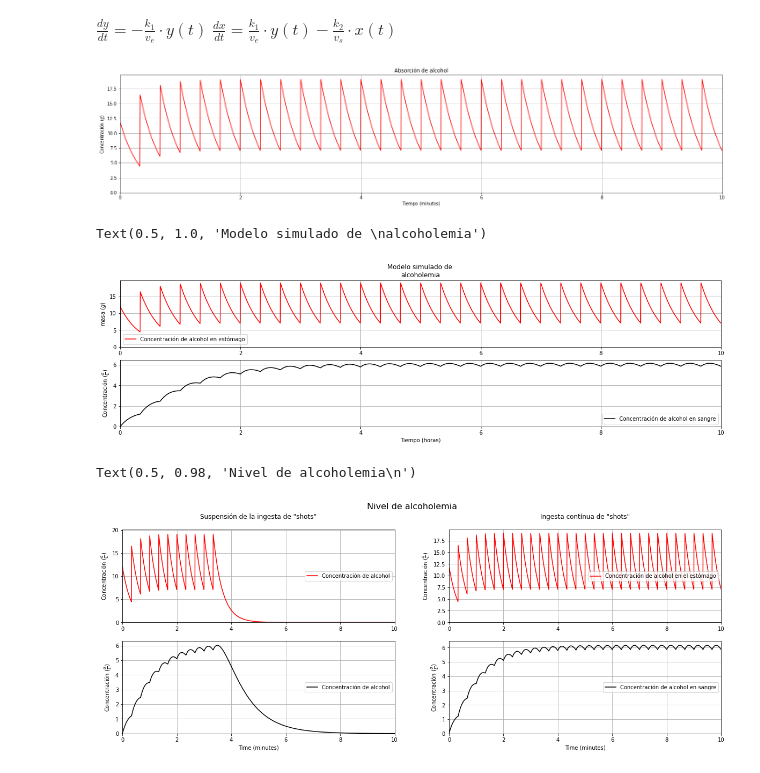
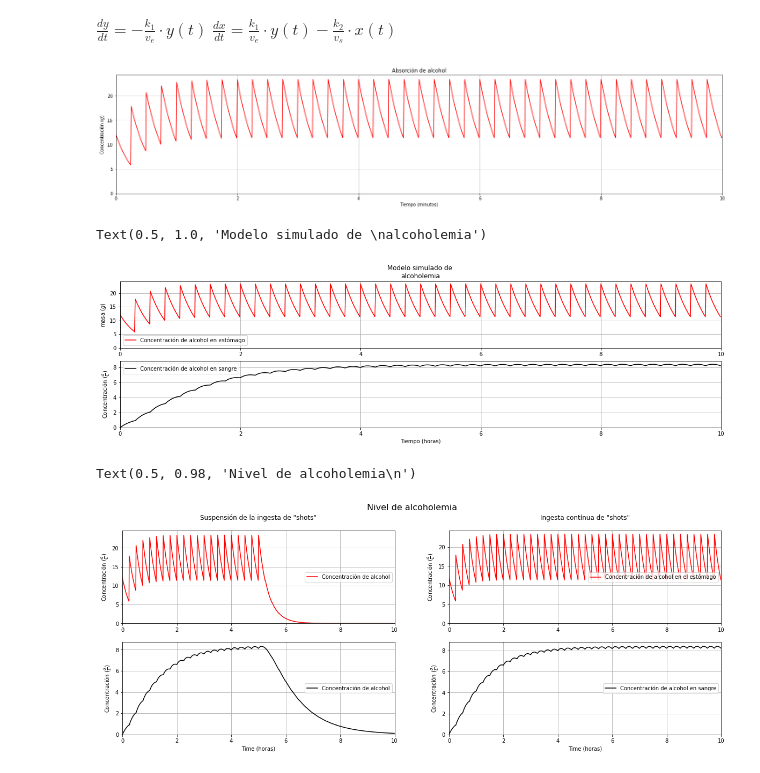
Before and after one commit to SergioPachonDotor/MAIM, a Jupyter notebook: Tarea_2/Tarea_2_sim.ipynb, the cells around one changed output. Saved outputs shown, nothing was run; the diff lists cells and outputs as text; code cells hidden in the pictures.

```diff
--- a/Tarea_2/Tarea_2_sim.ipynb
+++ b/Tarea_2/Tarea_2_sim.ipynb
@@ -19,16 +19,16 @@ $
 # Valores Iniciales
 x0 = 0         # g  ; Cantidad inicial de alcohol en sangre
 y0 = 12        # g  ; Cantidad inicial de alcohol en estómago asumiendo copas de 50ml
-t0 = 1/3       # h  ; Tiempo de cada "shot" ingerido
+t0 = 1/4       # h  ; Tiempo de cada "shot" ingerido
 
 # Constantes
-k1 = 3#10         # L/h        # L * h^-1 ; Tasa de absorción
-k2 = 6#12         # L/h        # L * h^-1 ; Tasa de eliminación
+k1 = 3         # L/h        # L * h^-1 ; Tasa de absorción
+k2 = 6         # L/h        # L * h^-1 ; Tasa de eliminación
 ve = 1        # L          ; Volumen del estómago
-vs = 5        # L          ; Volumen de sangre
+vs = 6        # L          ; Volumen de sangre
 
 #
-n = 30      # Número de "shots" que va a ingerir.
+n = 40      # Número de "shots" que va a ingerir.
 
 # Configuración de la simulación.
 step = 0.01 # Tamaño del "paso" en la simulación.
@@ -81,7 +65,7 @@ plt.ylabel(r'Concentración ($g$)')
 plt.title('Absorción de alcohol')
 plt.grid(True)
 # %% [output]
-[figure, old version]
+[figure, new version]
 # %%
 figure, axis = plt.subplots(2, 1, figsize=(20,5))
 axis[0].plot(t, y/ve, 'r', label='Concentración de alcohol en estómago')
@@ -107,9 +91,9 @@ axis[1].legend(loc='best')
 axis[0].set_title('Modelo simulado de \nalcoholemia')
 # %% [output]
 Text(0.5, 1.0, 'Modelo simulado de \nalcoholemia')
-[figure, old version]
+[figure, new version]
 # %%
-el_ultimo = 10
+el_ultimo = 20
 threshold = 0.001 # g
 ycsol = []
 c0_c = np.array([y0, x0])
@@ -160,33 +144,33 @@ axis[1, 1].plot(tz, xz_m/vs, color='black', label='Concentración de alcohol en
 
 # Setting grid and limits
 [axis[k, 0].grid(True) for k in range(len(axis))];
 [axis[k, 0].set_xlim(0, n*t0) for k in range(len(axis))];
 [axis[k, 0].set_ylim(0) for k in range(len(axis))];
 [axis[k, 0].legend(loc=5) for k in range(len(axis))];
 
 # Setting grid and limits
 [axis[k, 1].grid(True) for k in range(len(axis))];
 [axis[k, 1].set_xlim(0, n*t0) for k in range(len(axis))];
 [axis[k, 1].set_ylim(0) for k in range(len(axis))];
 [axis[k, 1].legend(loc=5) for k in range(len(axis))];
 
 # Setting X Labels
 
 #Setting Y Labels
 axis[0, 0].set_ylabel(r'Concentración $(\frac{g}{L})$')
 axis[1, 0].set_ylabel(r'Concentración $(\frac{g}{L})$')
 axis[0, 1].set_ylabel(r'Concentración $(\frac{g}{L})$')
 axis[1, 1].set_ylabel(r'Concentración $(\frac{g}{L})$')
 
-axis[1, 0].set_xlabel('Time (minutes)')
-axis[1, 1].set_xlabel('Time (minutes)')
+axis[1, 0].set_xlabel('Time (horas)')
+axis[1, 1].set_xlabel('Time (horas)')
 
 # Setting titles
 axis[0, 0].set_title('\nSuspensión de la ingesta de "shots"\n')
 axis[0, 1].set_title('\nIngesta contínua de "shots"\n')
 
 # Setting main title
 figure.suptitle('Nivel de alcoholemia\n', fontsize=16)
 # %% [output]
 Text(0.5, 0.98, 'Nivel de alcoholemia\n')
-[figure, old version]
+[figure, new version]
```
Also changed, not shown: parts of 2 cells of this notebook, 3 other files.
